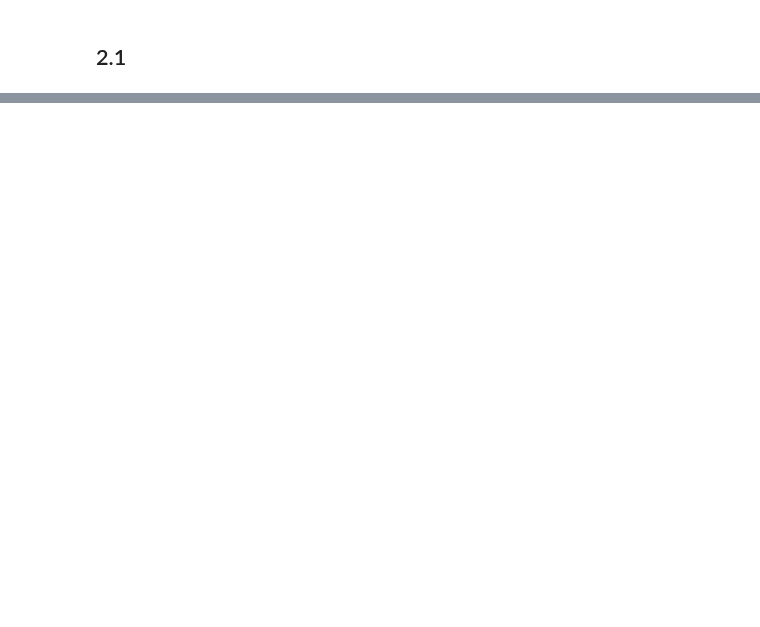
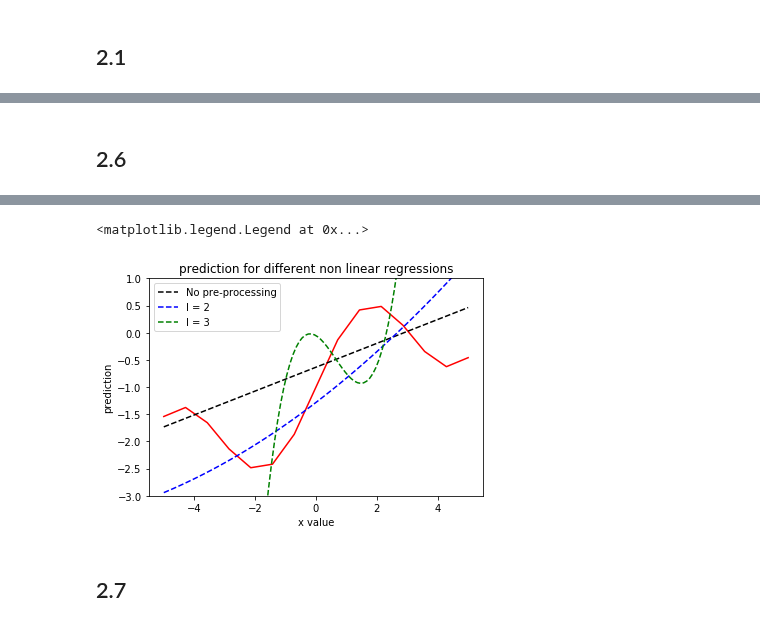
Before and after one commit to marued/IFT6390, a Jupyter notebook: Homeworks/Homework2/Homework2.ipynb, the cells around one changed output, grey strips where cells are left out. Saved outputs shown, nothing was run; the diff lists cells and outputs as text; code cells hidden in the pictures; blank space fills up the shorter version.

```diff
--- a/Homeworks/Homework2/Homework2.ipynb
+++ b/Homeworks/Homework2/Homework2.ipynb
@@ -154,0 +333,18 @@ f(x) = w_1x_1 + w_2x_2 + w_3x_1^2 + w_4x_2^2 + w_5x_1x_2 + w_6x_1^3 + w_7x_2^3 +
+# %%
+lambda_ = 0
+model = regression_gradient(0)
+model.train(D, h_x(D), 0.000475, 0.00001, 5000) #Model used for the rest of the problem
+
+
+interval = linspace(-10,10, 15)
+
+# Training score et test score devraient etre le meme
+
+plt.figure(1)
+plt.plot(D, model.compute_predictions(D, h_x(D)), 'b--', label = "Prediction")
+plt.plot(D, h_x(D), 'r-', label = "Ground Truth")
+plt.xlabel("x value")
+plt.ylabel("Prediction")
+plt.text(0, -2, 'w={0:.4f}'.format(model.weight))
+plt.text(0, -2.25, 'b={0:.4f}'.format(model.bias))
+legend()
@@ -154,0 +457,2 @@ f(x) = w_1x_1 + w_2x_2 + w_3x_1^2 + w_4x_2^2 + w_5x_1x_2 + w_6x_1^3 + w_7x_2^3 +
+# %% [markdown]
+## 2.6
@@ -154,0 +501,47 @@ f(x) = w_1x_1 + w_2x_2 + w_3x_1^2 + w_4x_2^2 + w_5x_1x_2 + w_6x_1^3 + w_7x_2^3 +
+# %%
+model = regression_gradient(0.01)
+
+plt.figure(1)
+plt.plot(D, h_x(D),'r-')
+plt.xlabel("x value")
+plt.ylabel("prediction")
+plt.ylim(-3,1)
+plt.title("prediction for different non linear regressions")
+
+
+print ("Model with no pre-processing:")
+model.train(D, h_x(D), 0.0001, 0.00001, 5000)
+plt.plot(D_test, model.compute_predictions(D_test, h_x(D_test)), 'k--', label = "No pre-processing")
+
+print("Model with polynomial preprocessing of degree 2:")
+x_hat = phi_tf(D,2)
+x_hat_test = phi_tf(D_test, 2)
+model.train(x_hat, h_x(D), 0.003, 0.00001, 10000)
+plt.plot(D_test, model.compute_predictions(x_hat_test, h_x(D_test)), 'b--', label = "l = 2")
+
+print("Model with polynomial preprocessing of degree 3:")
+x_hat = phi_tf(D,3)
+x_hat_test = phi_tf(D_test, 3)
+model.train(x_hat, h_x(D), 0.00015, 0.00001, 400)
+plt.plot(D_test, model.compute_predictions(x_hat_test, h_x(D_test)), 'g--', label = "l = 3")
+
+# print("Model with polynomial preprocessing of degree 4:")
+# x_hat = phi_tf(D,4)
+# x_hat_test = phi_tf(D_test, 4)
+# model.train(x_hat, h_x(D), 0.0000001, 0.00001, 50)
+# plt.plot(D_test, model.compute_predictions(x_hat_test, h_x(D_test)), 'y--', label = "l = 4")
+
+# print("Model with polynomial preprocessing of degree 5:")
+# x_hat = phi_tf(D,5)
+# x_hat_test = phi_tf(D_test, 5)
+# model.train(x_hat, h_x(D), 0.000000001, 0.00001, 50)
+# plt.plot(D_test, model.compute_predictions(x_hat_test, h_x(D_test)), 'c--', label = "l = 5")
+
+# print("Model with polynomial preprocessing of degree 6:")
+# x_hat = phi_tf(D,6)
+# x_hat_test = phi_tf(D_test, 6)
+# model.train(x_hat, h_x(D), 0.00000000001, 0.00001, 50)
+# plt.plot(D_test, model.compute_predictions(x_hat_test, h_x(D_test)), 'm--', label = "l = 6")
+
+plt.legend()
+# %% [output]
@@ -154,0 +568,4 @@ f(x) = w_1x_1 + w_2x_2 + w_3x_1^2 + w_4x_2^2 + w_5x_1x_2 + w_6x_1^3 + w_7x_2^3 +
+<matplotlib.legend.Legend at 0x...>
+[figure, added]
+# %% [markdown]
+## 2.7
```
Also changed, not shown: parts of 12 cells of this notebook.
